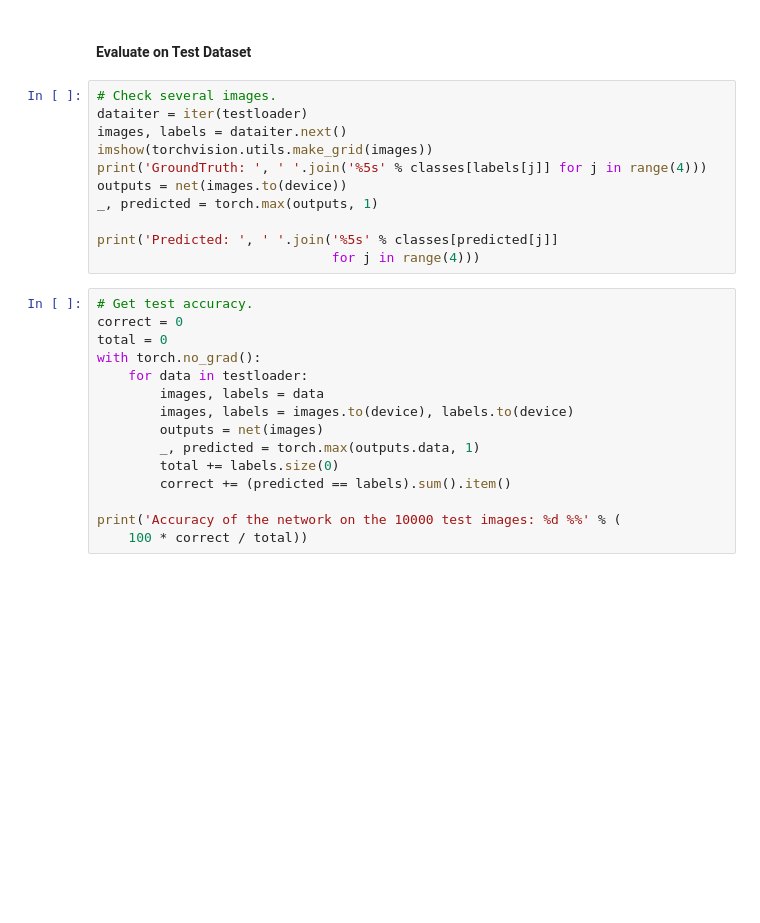
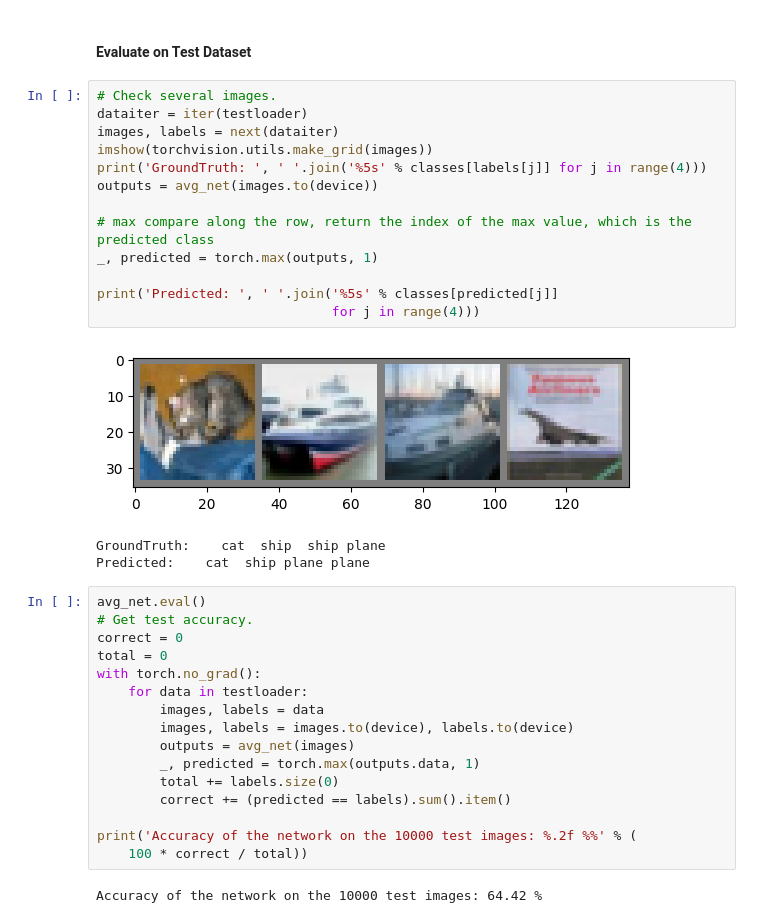
Before and after one commit to hao24real/storage_efficient_cnn, a Jupyter notebook: hw4.ipynb, the cells around one changed output. Drawn from its saved outputs; the diff is of its cells as text; blank space fills up the shorter version.

```diff
--- a/hw4.ipynb
+++ b/hw4.ipynb
@@ -139,15 +254,22 @@ plt.show()
 # %%
 # Check several images.
 dataiter = iter(testloader)
-images, labels = dataiter.next()
+images, labels = next(dataiter)
 imshow(torchvision.utils.make_grid(images))
 print('GroundTruth: ', ' '.join('%5s' % classes[labels[j]] for j in range(4)))
-outputs = net(images.to(device))
+outputs = avg_net(images.to(device))
+
+# max compare along the row, return the index of the max value, which is the predicted class
 _, predicted = torch.max(outputs, 1)
 
 print('Predicted: ', ' '.join('%5s' % classes[predicted[j]]
                               for j in range(4)))
+# %% [output]
+[figure, added]
+GroundTruth:    cat  ship  ship plane
+Predicted:    cat  ship plane plane
 # %%
+avg_net.eval()
 # Get test accuracy.
 correct = 0
 total = 0
@@ -155,13 +277,15 @@ with torch.no_grad():
     for data in testloader:
         images, labels = data
         images, labels = images.to(device), labels.to(device)
-        outputs = net(images)
+        outputs = avg_net(images)
         _, predicted = torch.max(outputs.data, 1)
         total += labels.size(0)
         correct += (predicted == labels).sum().item()
 
-print('Accuracy of the network on the 10000 test images: %d %%' % (
+print('Accuracy of the network on the 10000 test images: %.2f %%' % (
     100 * correct / total))
+# %% [output]
+Accuracy of the network on the 10000 test images: 64.42 %
 # %%
 # Get test accuracy for each class.
 class_correct = list(0. for i in range(10))
```
Also changed, not shown: parts of 34 cells of this notebook, 2 other files.
